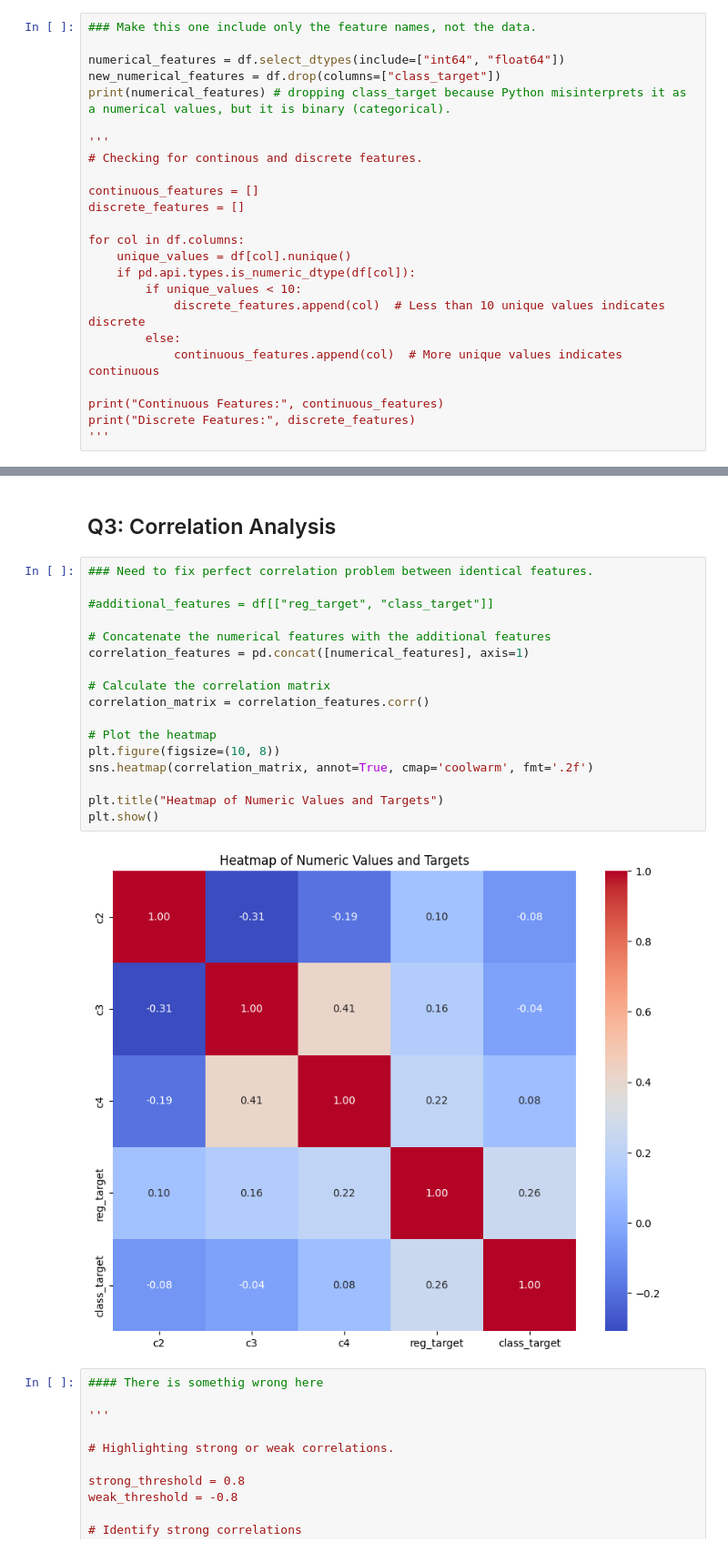
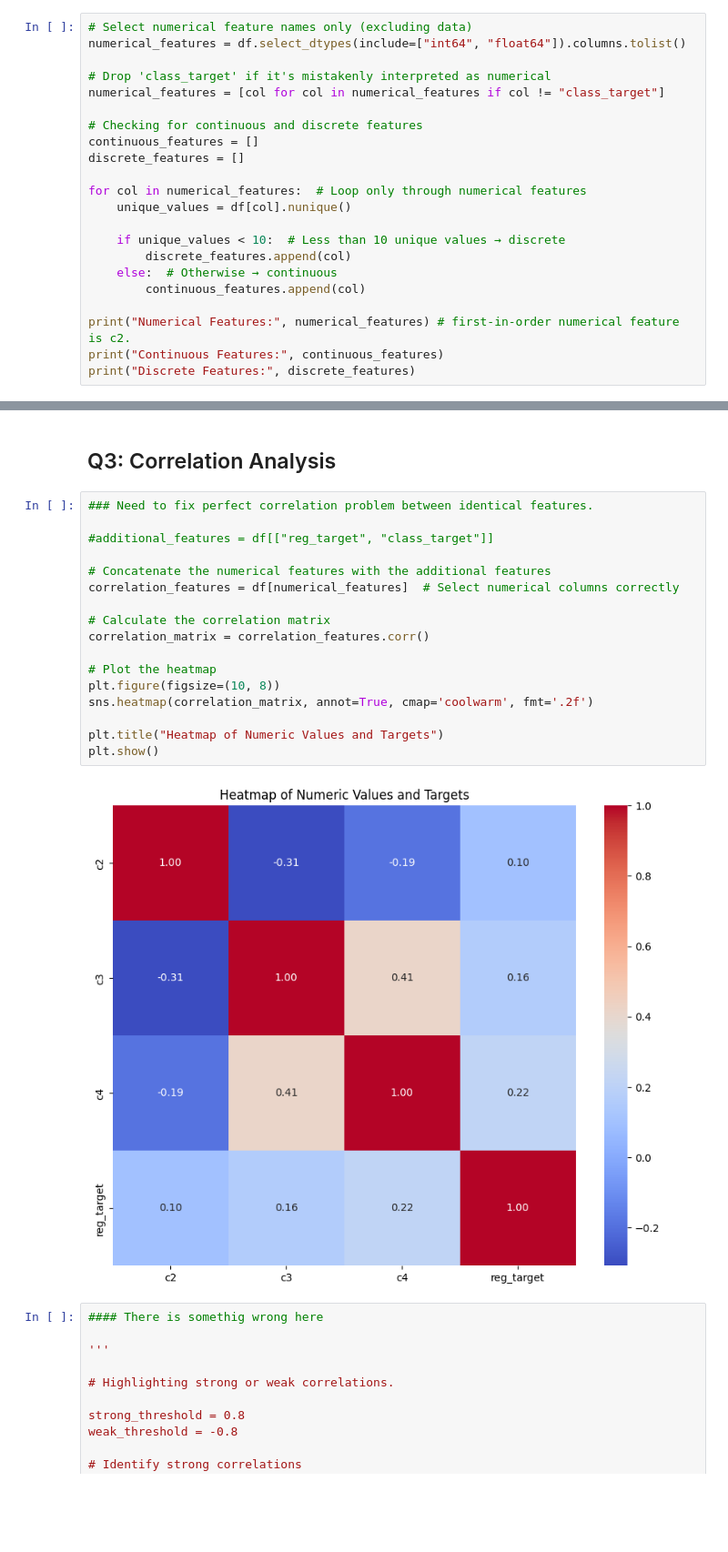
Before and after one commit to AnSloge/HKUST-COMP4211-Programming-Assignment-1, a Jupyter notebook: analysis.ipynb, the cells around one changed output, grey strips where cells are left out. Shown: that part at 91% size. Cells and saved outputs as stored; diff of their text form; blank space fills up the shorter version.

```diff
--- a/analysis.ipynb
+++ b/analysis.ipynb
@@ -120,27 +107,25 @@ reg_target      float64
 class_target      int64
 dtype: object
 # %%
-### Make this one include only the feature names, not the data.
+# Select numerical feature names only (excluding data)
+numerical_features = df.select_dtypes(include=["int64", "float64"]).columns.tolist()
 
-numerical_features = df.select_dtypes(include=["int64", "float64"])
-new_numerical_features = df.drop(columns=["class_target"])
-print(numerical_features) # dropping class_target because Python misinterprets it as a numerical values, but it is binary (categorical).
+# Drop 'class_target' if it's mistakenly interpreted as numerical
+numerical_features = [col for col in numerical_features if col != "class_target"]
 
-'''
-# Checking for continous and discrete features.
-
+# Checking for continuous and discrete features
 continuous_features = []
 discrete_features = []
 
-for col in df.columns:
+for col in numerical_features:  # Loop only through numerical features
     unique_values = df[col].nunique()
-    if pd.api.types.is_numeric_dtype(df[col]):
-        if unique_values < 10:
-            discrete_features.append(col)  # Less than 10 unique values indicates discrete
-        else:
-            continuous_features.append(col)  # More unique values indicates continuous
 
+    if unique_values < 10:  # Less than 10 unique values → discrete
+        discrete_features.append(col)
+    else:  # Otherwise → continuous
+        continuous_features.append(col)
+
+print("Numerical Features:", numerical_features) # first-in-order numerical feature is c2.
 print("Continuous Features:", continuous_features)
 print("Discrete Features:", discrete_features)
-'''
 # %% [output]
@@ -253,22 +226,22 @@ dtype: int64
 # %%
 ### Need to fix perfect correlation problem between identical features.
 
 #additional_features = df[["reg_target", "class_target"]]
 
 # Concatenate the numerical features with the additional features
-correlation_features = pd.concat([numerical_features], axis=1)
+correlation_features = df[numerical_features]  # Select numerical columns correctly
 
 # Calculate the correlation matrix
 correlation_matrix = correlation_features.corr()
 
 # Plot the heatmap
 plt.figure(figsize=(10, 8))
 sns.heatmap(correlation_matrix, annot=True, cmap='coolwarm', fmt='.2f')
 
 plt.title("Heatmap of Numeric Values and Targets")
 plt.show()
 # %% [output]
-[figure, old version]
+[figure, new version]
 # %%
 #### There is somethig wrong here
 
```
Also changed, not shown: parts of 14 cells of this notebook.
